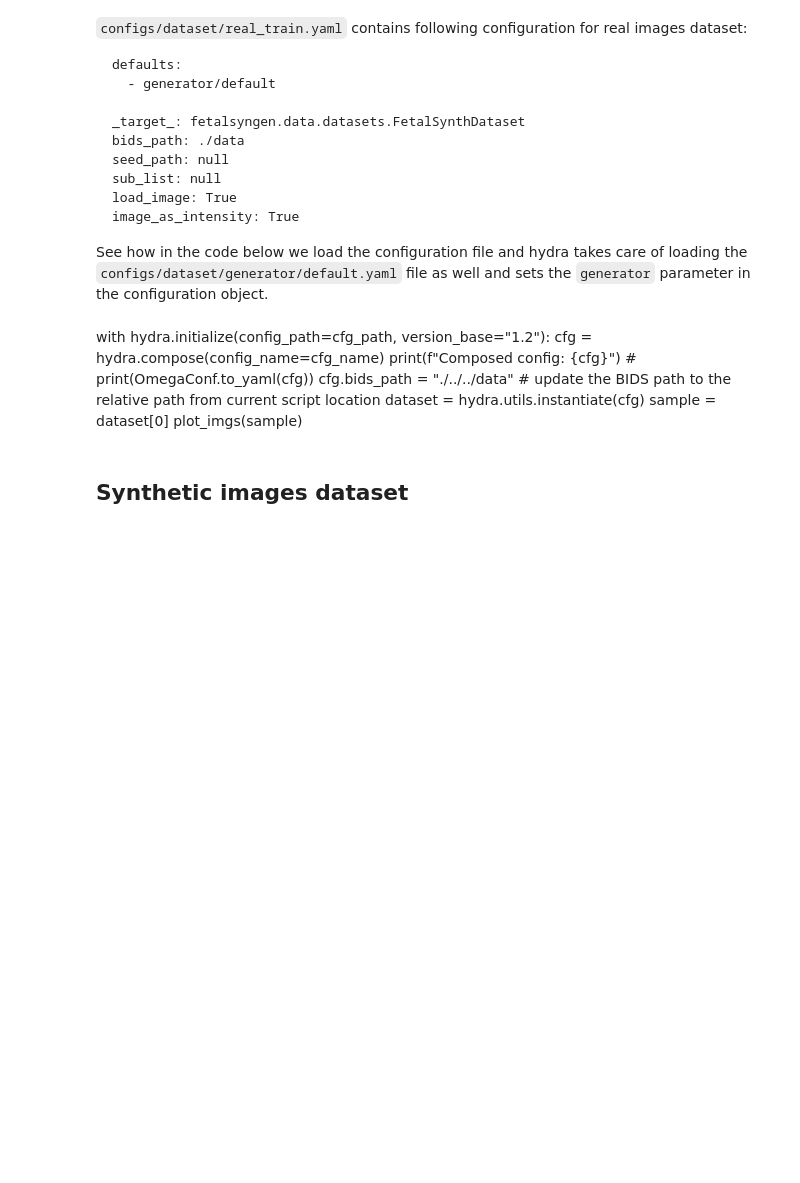
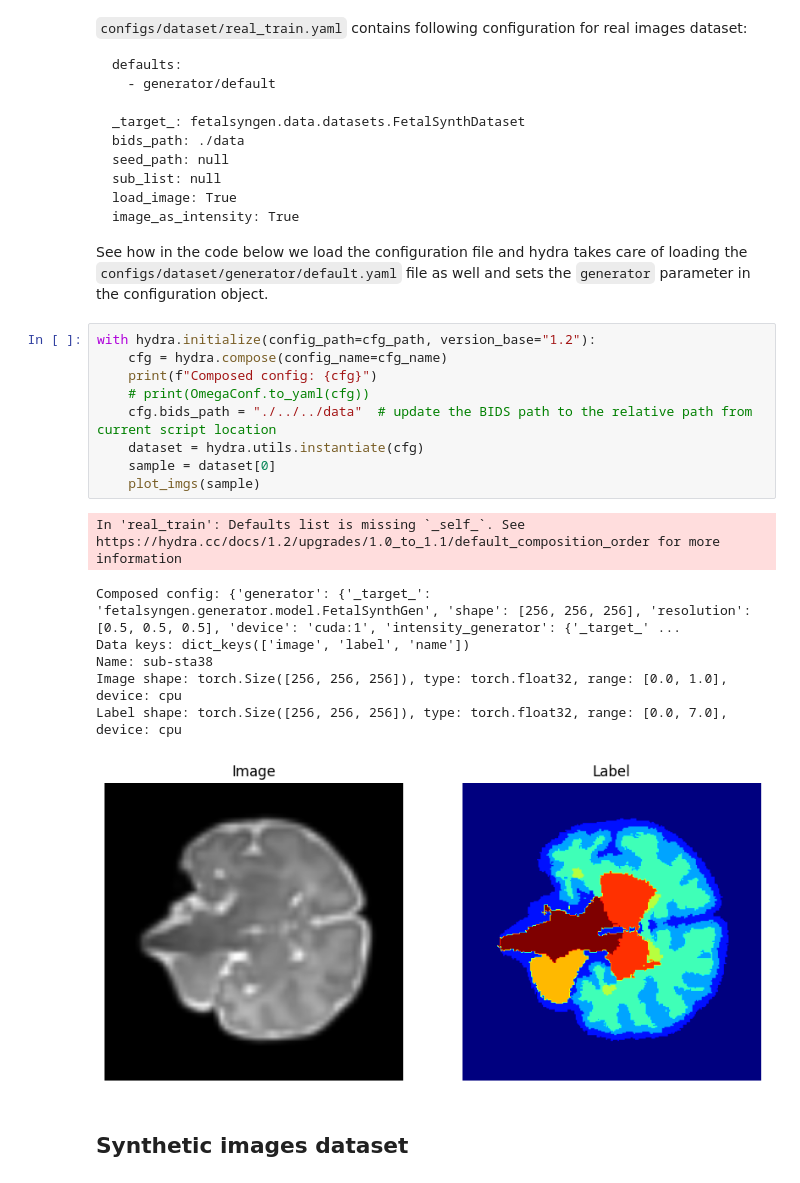
Before and after one commit to Medical-Image-Analysis-Laboratory/fetalsyngen, a Jupyter notebook: fetalsyngen/examples/generator.ipynb, the cells around one changed output. Drawn from its saved outputs; the diff is of its cells as text; blank space fills up the shorter version.

````diff
--- a/fetalsyngen/examples/generator.ipynb
+++ b/fetalsyngen/examples/generator.ipynb
@@ -132,15 +133,23 @@ image_as_intensity: True
 ```
 
 See how in the code below we load the configuration file and hydra takes care of loading the `configs/dataset/generator/default.yaml` file as well and sets the `generator` parameter in the configuration object.
-# %% [markdown]
-with hydra.initialize(config_path=cfg_path, version_base="1.2"):
-    cfg = hydra.compose(config_name=cfg_name)
-    print(f"Composed config: {cfg}")
-    # print(OmegaConf.to_yaml(cfg))
-    cfg.bids_path = "./../../data"  # update the BIDS path to the relative path from current script location
-    dataset = hydra.utils.instantiate(cfg)
-    sample = dataset[0]
-    plot_imgs(sample)
+# %%
+with hydra.initialize(config_path=cfg_path, version_base="1.2"):
+    cfg = hydra.compose(config_name=cfg_name)
+    print(f"Composed config: {cfg}")
+    # print(OmegaConf.to_yaml(cfg))
+    cfg.bids_path = "./../../data"  # update the BIDS path to the relative path from current script location
+    dataset = hydra.utils.instantiate(cfg)
+    sample = dataset[0]
+    plot_imgs(sample)
+# %% [output]
+In 'real_train': Defaults list is missing `_self_`. See https://hydra.cc/docs/1.2/upgrades/1.0_to_1.1/default_composition_order for more information
+Composed config: {'generator': {'_target_': 'fetalsyngen.generator.model.FetalSynthGen', 'shape': [256, 256, 256], 'resolution': [0.5, 0.5, 0.5], 'device': 'cuda:1', 'intensity_generator': {'_target_' ...
+Data keys: dict_keys(['image', 'label', 'name'])
+Name: sub-sta38
+Image shape: torch.Size([256, 256, 256]), type: torch.float32, range: [0.0, 1.0], device: cpu
+Label shape: torch.Size([256, 256, 256]), type: torch.float32, range: [0.0, 7.0], device: cpu
+[figure, added]
 # %% [markdown]
 ## Synthetic images dataset
 # %%
````
Also changed, not shown: parts of 2 cells of this notebook, 9 other files.
